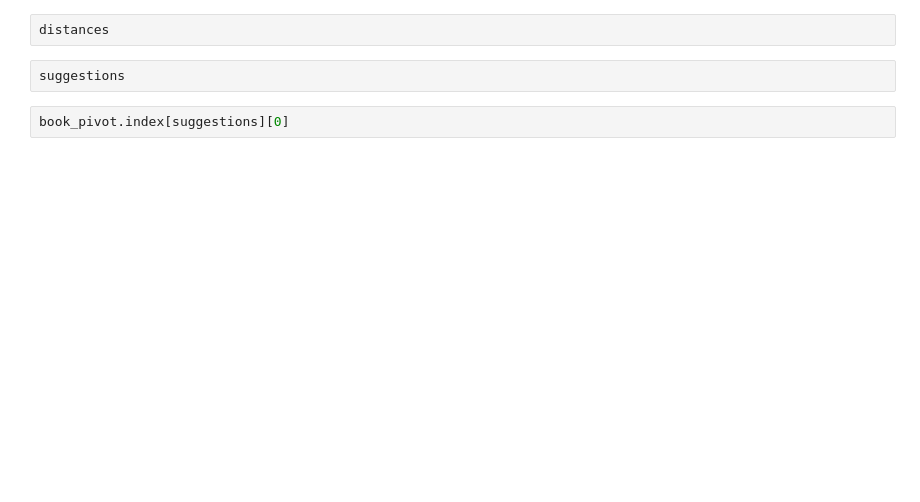
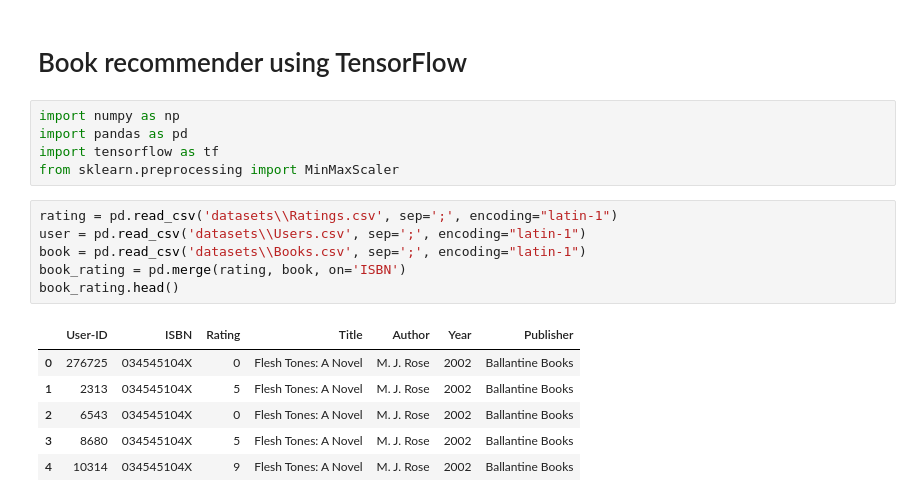
Before and after one commit to sanyamjain0315/book-recommender, a Jupyter notebook: recommender_building.ipynb, the cells around one changed output. Drawn from its saved outputs; the diff is of its cells as text; blank space fills up the shorter version.

Commit message:
[Feature] Created collaborative recommendation system using TensorFlow

```diff
--- a/recommender_building.ipynb
+++ b/recommender_building.ipynb
@@ -206,6 +1,20 @@ book_pivot.iloc[69].name
-# %%
-distances
-# %%
-suggestions
-# %%
-book_pivot.index[suggestions][0]
+# %% [markdown]
+# Book recommender using TensorFlow
+# %%
+import numpy as np
+import pandas as pd
+import tensorflow as tf
+from sklearn.preprocessing import MinMaxScaler
+# %%
+rating = pd.read_csv('datasets\\Ratings.csv', sep=';', encoding="latin-1")
+user = pd.read_csv('datasets\\Users.csv', sep=';', encoding="latin-1")
+book = pd.read_csv('datasets\\Books.csv', sep=';', encoding="latin-1")
+book_rating = pd.merge(rating, book, on='ISBN')
+book_rating.head()
+# %% [output]
+|  | User-ID | ISBN | Rating | Title | Author | Year | Publisher |
+| 0 | 276725 | 034545104X | 0 | Flesh Tones: A Novel | M. J. Rose | 2002 | Ballantine Books |
+| 1 | 2313 | 034545104X | 5 | Flesh Tones: A Novel | M. J. Rose | 2002 | Ballantine Books |
+| 2 | 6543 | 034545104X | 0 | Flesh Tones: A Novel | M. J. Rose | 2002 | Ballantine Books |
+| 3 | 8680 | 034545104X | 5 | Flesh Tones: A Novel | M. J. Rose | 2002 | Ballantine Books |
+| 4 | 10314 | 034545104X | 9 | Flesh Tones: A Novel | M. J. Rose | 2002 | Ballantine Books |
```
Also changed, not shown: parts of 46 cells of this notebook, 1 other file.
